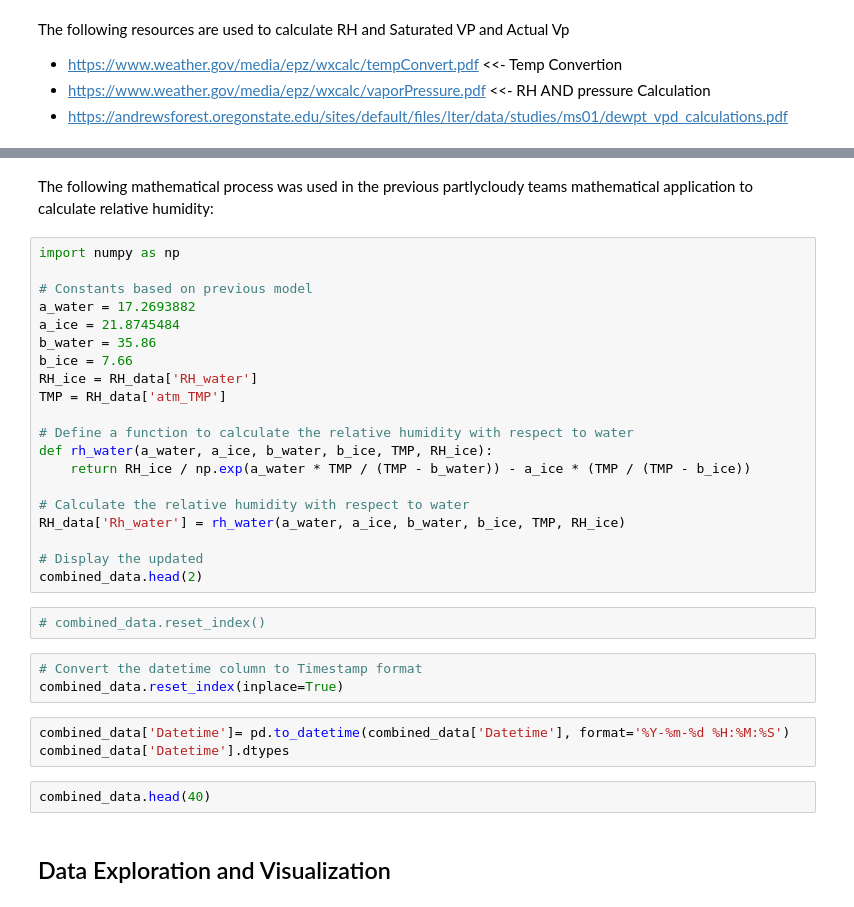
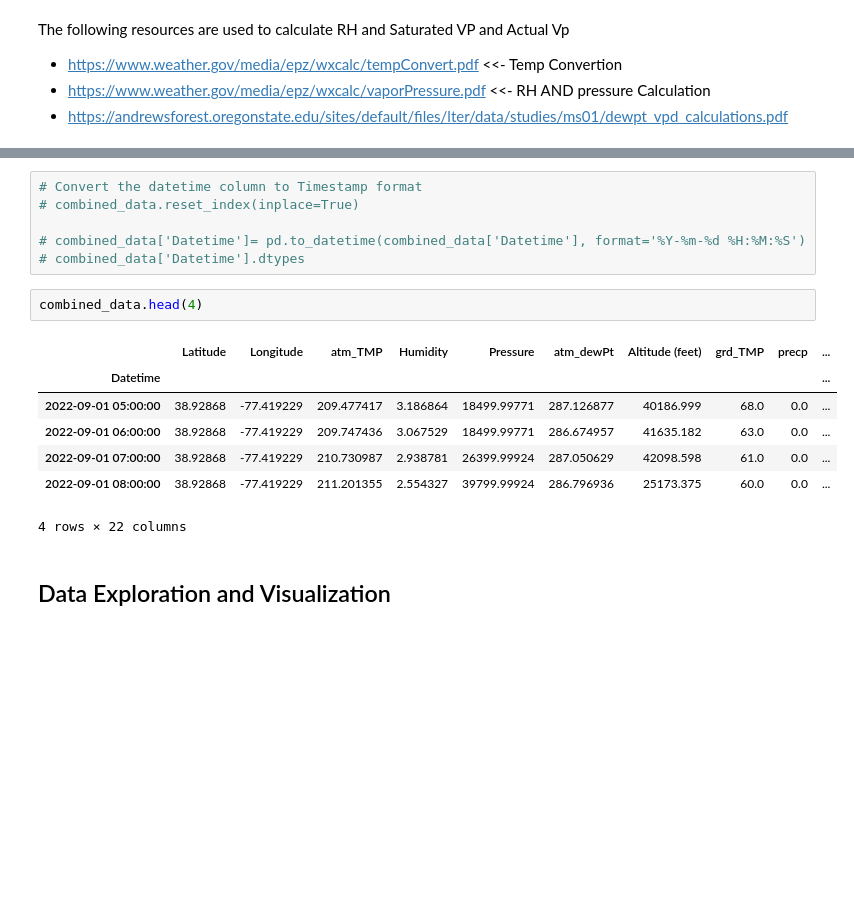
Before and after one commit to Fraolabebe/Team-SkySci-Analytics, a Jupyter notebook: Atmospheric Data Scraper/RAP Atmospheric Data Transformation.ipynb, the cells around one changed output, grey strips where cells are left out. Drawn from its saved outputs; the diff is of its cells as text; blank space fills up the shorter version.

```diff
--- a/Atmospheric Data Scraper/RAP Atmospheric Data Transformation.ipynb
+++ b/Atmospheric Data Scraper/RAP Atmospheric Data Transformation.ipynb
@@ -238,36 +231,19 @@ print( round(max(RH_data['RH_water']),2))
-# %% [markdown]
-
-The following mathematical process was used in the previous partlycloudy teams mathematical application to calculate relative humidity:
-# %%
-import numpy as np
-
-# Constants based on previous model
-a_water = 17.2693882
-a_ice = 21.8745484
-b_water = 35.86
-b_ice = 7.66
-RH_ice = RH_data['RH_water']
-TMP = RH_data['atm_TMP']
-
-# Define a function to calculate the relative humidity with respect to water
-def rh_water(a_water, a_ice, b_water, b_ice, TMP, RH_ice):
-    return RH_ice / np.exp(a_water * TMP / (TMP - b_water)) - a_ice * (TMP / (TMP - b_ice))
-
-# Calculate the relative humidity with respect to water
-RH_data['Rh_water'] = rh_water(a_water, a_ice, b_water, b_ice, TMP, RH_ice)
-
-# Display the updated
-combined_data.head(2)
-# %%
-# combined_data.reset_index()
-# %%
-# Convert the datetime column to Timestamp format
-combined_data.reset_index(inplace=True)
 # %%
-combined_data['Datetime']= pd.to_datetime(combined_data['Datetime'], format='%Y-%m-%d %H:%M:%S')
-combined_data['Datetime'].dtypes
+# Convert the datetime column to Timestamp format
+# combined_data.reset_index(inplace=True)
+
+# combined_data['Datetime']= pd.to_datetime(combined_data['Datetime'], format='%Y-%m-%d %H:%M:%S')
+# combined_data['Datetime'].dtypes
 # %%
-combined_data.head(40)
+combined_data.head(4)
+# %% [output]
+|  | Latitude | Longitude | atm_TMP | Humidity | Pressure | atm_dewPt | Altitude (feet) | grd_TMP | precp | ... |
+| Datetime |  |  |  |  |  |  |  |  |  | ... |
+| 2022-09-01 05:00:00 | 38.92868 | -77.419229 | 209.477417 | 3.186864 | 18499.99771 | 287.126877 | 40186.999 | 68.0 | 0.0 | ... |
+| 2022-09-01 06:00:00 | 38.92868 | -77.419229 | 209.747436 | 3.067529 | 18499.99771 | 286.674957 | 41635.182 | 63.0 | 0.0 | ... |
+| 2022-09-01 07:00:00 | 38.92868 | -77.419229 | 210.730987 | 2.938781 | 26399.99924 | 287.050629 | 42098.598 | 61.0 | 0.0 | ... |
+| 2022-09-01 08:00:00 | 38.92868 | -77.419229 | 211.201355 | 2.554327 | 39799.99924 | 286.796936 | 25173.375 | 60.0 | 0.0 | ... |
+4 rows × 22 columns
 # %% [markdown]
 ## Data Exploration and Visualization
 # %%
```
Also changed, not shown: parts of 22 cells of this notebook.
